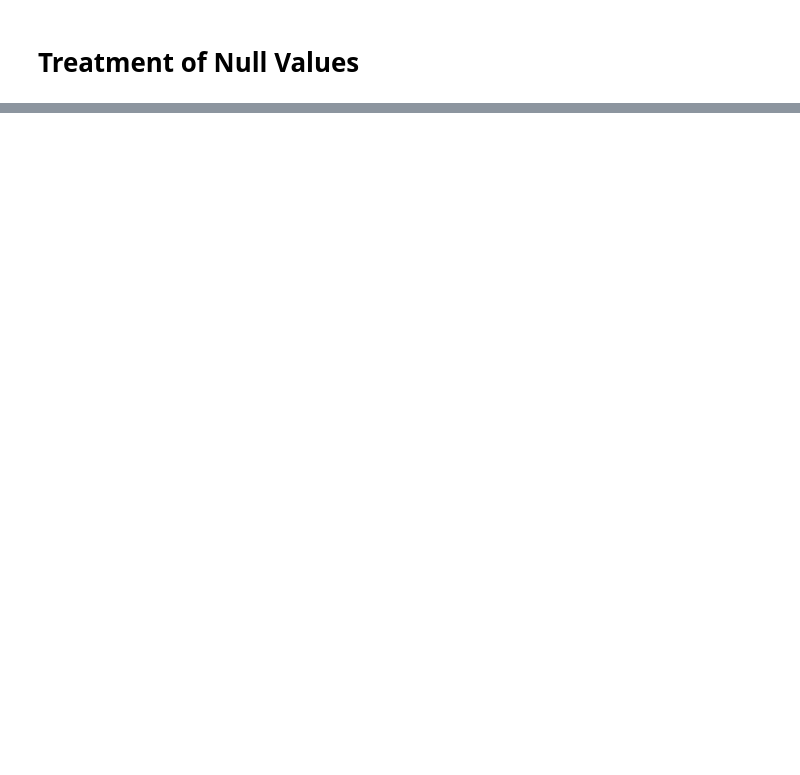
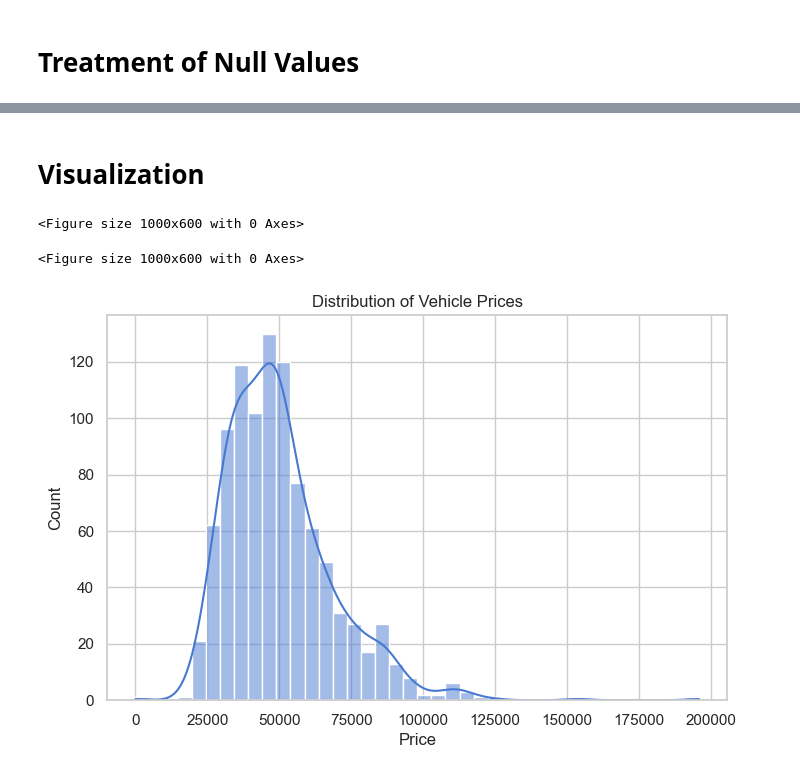
Before and after one commit to RajatDev18/Vehicle_Price_Prediction_working, a Jupyter notebook: predict_vehicle_prices.ipynb.ipynb, the cells around one changed output, grey strips where cells are left out. Saved outputs shown, nothing was run; the diff lists cells and outputs as text; code cells hidden in the pictures; blank space fills up the shorter version.

Commit message:
Visualizing the data

```diff
--- a/predict_vehicle_prices.ipynb.ipynb
+++ b/predict_vehicle_prices.ipynb.ipynb
@@ -76,7 +82,9 @@ interior_color    0
 drivetrain        0
 dtype: int64
 # %%
-df.dropna(subset=['price','description'],inplace=True)
+df.dropna(subset=['price'],inplace=True)
+# %%
+df.drop('description',axis=1,inplace=True)
 # %%
 df['engine'].fillna('unknown',inplace=True)
 df['cylinders'].fillna(df['cylinders'].mean(),inplace=True)
@@ -90,0 +108,17 @@ df['interior_color'].fillna(df['interior_color'].mode()[0],inplace=True)
+# %% [markdown]
+# Visualization
+# %%
+sns.set(style="whitegrid", palette="muted")
+plt.figure(figsize=(10,6))
+# %% [output]
+<Figure size 1000x600 with 0 Axes>
+<Figure size 1000x600 with 0 Axes>
+# %%
+plt.figure(figsize=(8,5))
+sns.histplot(df['price'], kde=True, bins=40)
+plt.title('Distribution of Vehicle Prices')
+plt.xlabel('Price')
+plt.ylabel('Count')
+plt.show()
+# %% [output]
+[figure, added]
```
Also changed, not shown: parts of 10 cells of this notebook.
